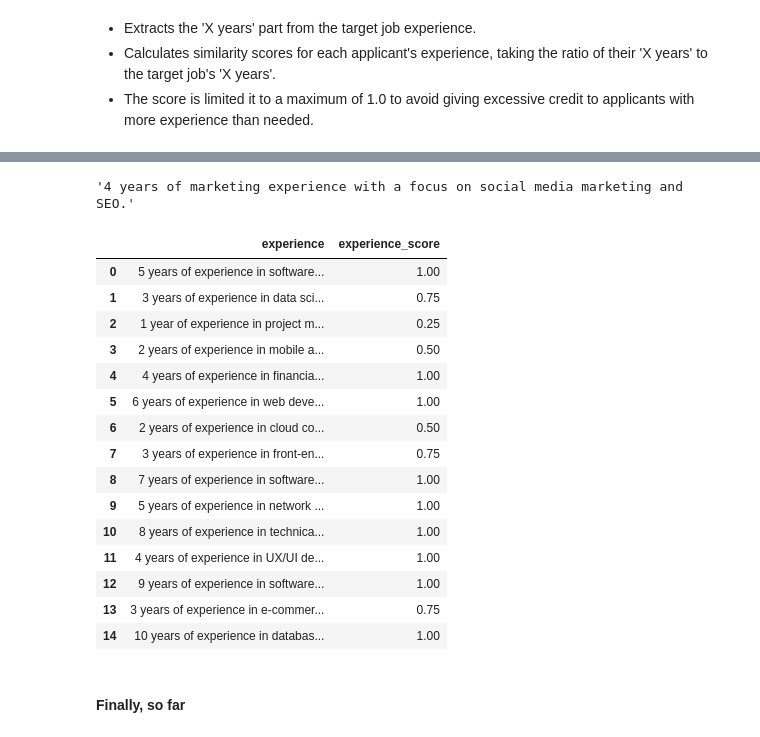
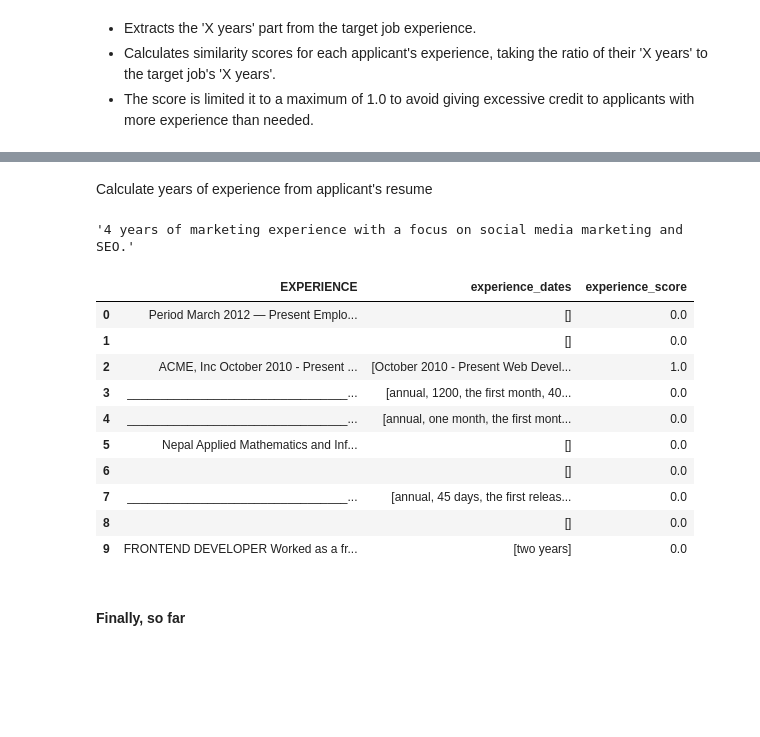
Before and after one commit to The-SP/Applicant-Ranking-System, a Jupyter notebook: Resume Parser/resume_score.ipynb, the cells around one changed output, grey strips where cells are left out. Cells and saved outputs as stored; diff of their text form; code cells hidden in the pictures; blank space fills up the shorter version.

Commit message:
Add experience scoring

```diff
--- a/Resume Parser/resume_score.ipynb
+++ b/Resume Parser/resume_score.ipynb
@@ -476,0 +507,2 @@ def get_experience_score():
+# %% [markdown]
+Calculate years of experience from applicant's resume
@@ -481,24 +563,19 @@ target_job['experience']
 # %% [output]
 '4 years of marketing experience with a focus on social media marketing and SEO.'
 # %%
-df_resume_rankings[['experience', 'experience_score']]
+df_resume_rankings[['EXPERIENCE', 'experience_dates', 'experience_score']]
 # %% [output]
-|  | experience | experience_score |
-| 0 | 5 years of experience in software... | 1.00 |
-| 1 | 3 years of experience in data sci... | 0.75 |
-| 2 | 1 year of experience in project m... | 0.25 |
-| 3 | 2 years of experience in mobile a... | 0.50 |
-| 4 | 4 years of experience in financia... | 1.00 |
-| 5 | 6 years of experience in web deve... | 1.00 |
-| 6 | 2 years of experience in cloud co... | 0.50 |
-| 7 | 3 years of experience in front-en... | 0.75 |
-| 8 | 7 years of experience in software... | 1.00 |
-| 9 | 5 years of experience in network ... | 1.00 |
-| 10 | 8 years of experience in technica... | 1.00 |
-| 11 | 4 years of experience in UX/UI de... | 1.00 |
-| 12 | 9 years of experience in software... | 1.00 |
-| 13 | 3 years of experience in e-commer... | 0.75 |
-| 14 | 10 years of experience in databas... | 1.00 |
+|  | EXPERIENCE | experience_dates | experience_score |
+| 0 | Period March 2012 — Present Emplo... | [] | 0.0 |
+| 1 |  | [] | 0.0 |
+| 2 | ACME, Inc October 2010 - Present ... | [October 2010 - Present Web Devel... | 1.0 |
+| 3 | _________________________________... | [annual, 1200, the ﬁrst month, 40... | 0.0 |
+| 4 | _________________________________... | [annual, one month, the ﬁrst mont... | 0.0 |
+| 5 | Nepal Applied Mathematics and Inf... | [] | 0.0 |
+| 6 |  | [] | 0.0 |
+| 7 | _________________________________... | [annual, 45 days, the ﬁrst releas... | 0.0 |
+| 8 |  | [] | 0.0 |
+| 9 | FRONTEND DEVELOPER Worked as a fr... | [two years] | 0.0 |
 # %% [markdown]
 #### Finally, so far
 # %%
```
Also changed, not shown: parts of 11 cells of this notebook, 1 other file.
